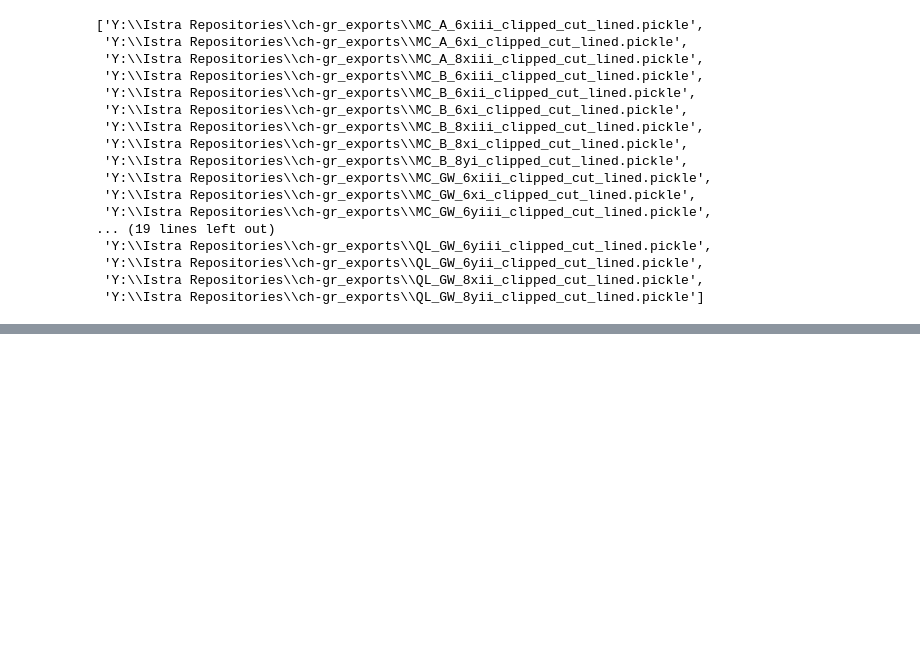
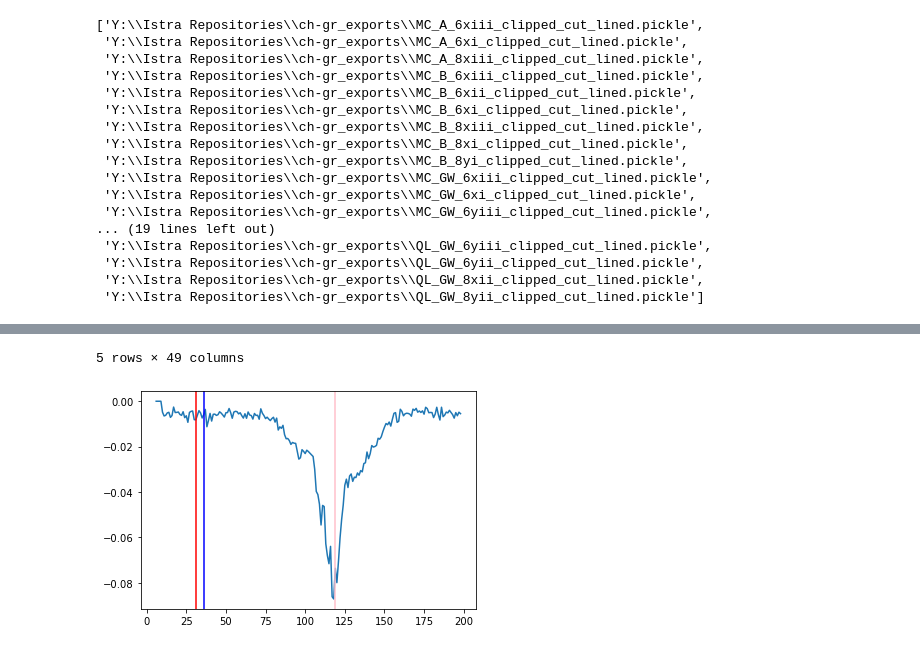
Before and after one commit to KMDE-10/DIC, a Jupyter notebook: pickle_import_analys.ipynb, the cells around one changed output, grey strips where cells are left out. Cells and saved outputs as stored; diff of their text form; code cells hidden in the pictures; blank space fills up the shorter version.

```diff
--- a/pickle_import_analys.ipynb
+++ b/pickle_import_analys.ipynb
@@ -198,0 +178,49 @@ tests_df['33_35']    =
+# %%
+def idx_runner(tests_df):
+    tests_df['-35_-33_idxs']  =  tests_df['index'].apply(lambda x:df_get_idx_from_mm(x,tests_df.loc[x,'data'],tests_df.loc[x,'pos'],tests_df.loc[x,'crack'],-35,-33))
+    tests_df['-33_-31_idxs']  =  tests_df['index'].apply(lambda x:df_get_idx_from_mm(x,tests_df.loc[x,'data'],tests_df.loc[x,'pos'],tests_df.loc[x,'crack'],-33,-31))
+    tests_df['-31_-29_idxs']  =  tests_df['index'].apply(lambda x:df_get_idx_from_mm(x,tests_df.loc[x,'data'],tests_df.loc[x,'pos'],tests_df.loc[x,'crack'],-31,-29))
+    tests_df['-29_-27_idxs']  =  tests_df['index'].apply(lambda x:df_get_idx_from_mm(x,tests_df.loc[x,'data'],tests_df.loc[x,'pos'],tests_df.loc[x,'crack'],-29,-27))
+    tests_df['-27_-25_idxs']  =  tests_df['index'].apply(lambda x:df_get_idx_from_mm(x,tests_df.loc[x,'data'],tests_df.loc[x,'pos'],tests_df.loc[x,'crack'],-27,-25))
+    tests_df['-25_-23_idxs']  =  tests_df['index'].apply(lambda x:df_get_idx_from_mm(x,tests_df.loc[x,'data'],tests_df.loc[x,'pos'],tests_df.loc[x,'crack'],-25,-23))
+    tests_df['-23_-21_idxs']  =  tests_df['index'].apply(lambda x:df_get_idx_from_mm(x,tests_df.loc[x,'data'],tests_df.loc[x,'pos'],tests_df.loc[x,'crack'],-23,-21))
+    tests_df['-21_-19_idxs']  =  tests_df['index'].apply(lambda x:df_get_idx_from_mm(x,tests_df.loc[x,'data'],tests_df.loc[x,'pos'],tests_df.loc[x,'crack'],-21,-19))
+    tests_df['-19_-17_idxs']  =  tests_df['index'].apply(lambda x:df_get_idx_from_mm(x,tests_df.loc[x,'data'],tests_df.loc[x,'pos'],tests_df.loc[x,'crack'],-19,-17))
+    tests_df['-17_-15_idxs']  =  tests_df['index'].apply(lambda x:df_get_idx_from_mm(x,tests_df.loc[x,'data'],tests_df.loc[x,'pos'],tests_df.loc[x,'crack'],-17,-15))
+    tests_df['-15_-13_idxs']  =  tests_df['index'].apply(lambda x:df_get_idx_from_mm(x,tests_df.loc[x,'data'],tests_df.loc[x,'pos'],tests_df.loc[x,'crack'],-15,-13))
+    tests_df['-13_-11_idxs']  =  tests_df['index'].apply(lambda x:df_get_idx_from_mm(x,tests_df.loc[x,'data'],tests_df.loc[x,'pos'],tests_df.loc[x,'crack'],-13,-11))
+    tests_df['-11_-9 _idxs']  =  tests_df['index'].apply(lambda x:df_get_idx_from_mm(x,tests_df.loc[x,'data'],tests_df.loc[x,'pos'],tests_df.loc[x,'crack'],-11,-9))
+    tests_df['-9_-7  _idxs']  =  tests_df['index'].apply(lambda x:df_get_idx_from_mm(x,tests_df.loc[x,'data'],tests_df.loc[x,'pos'],tests_df.loc[x,'crack'],-9,-7))
+    tests_df['-7_-5  _idxs']  =  tests_df['index'].apply(lambda x:df_get_idx_from_mm(x,tests_df.loc[x,'data'],tests_df.loc[x,'pos'],tests_df.loc[x,'crack'],-7,-5))
+    tests_df['-5_-3  _idxs']  =  tests_df['index'].apply(lambda x:df_get_idx_from_mm(x,tests_df.loc[x,'data'],tests_df.loc[x,'pos'],tests_df.loc[x,'crack'],-5,-3))
+    tests_df['-3_-1  _idxs']  =  tests_df['index'].apply(lambda x:df_get_idx_from_mm(x,tests_df.loc[x,'data'],tests_df.loc[x,'pos'],tests_df.loc[x,'crack'],-3,-1))
+    tests_df['-1_1   _idxs']  =  tests_df['index'].apply(lambda x:df_get_idx_from_mm(x,tests_df.loc[x,'data'],tests_df.loc[x,'pos'],tests_df.loc[x,'crack'],-1,1))
+    tests_df['1_3    _idxs']  =  tests_df['index'].apply(lambda x:df_get_idx_from_mm(x,tests_df.loc[x,'data'],tests_df.loc[x,'pos'],tests_df.loc[x,'crack'],1,3))
+    tests_df['3_5    _idxs']  =  tests_df['index'].apply(lambda x:df_get_idx_from_mm(x,tests_df.loc[x,'data'],tests_df.loc[x,'pos'],tests_df.loc[x,'crack'],3,5))
+    tests_df['5_7    _idxs']  =  tests_df['index'].apply(lambda x:df_get_idx_from_mm(x,tests_df.loc[x,'data'],tests_df.loc[x,'pos'],tests_df.loc[x,'crack'],5,7))
+    tests_df['7_9    _idxs']  =  tests_df['index'].apply(lambda x:df_get_idx_from_mm(x,tests_df.loc[x,'data'],tests_df.loc[x,'pos'],tests_df.loc[x,'crack'],7,9))
+    tests_df['9_11   _idxs']  =  tests_df['index'].apply(lambda x:df_get_idx_from_mm(x,tests_df.loc[x,'data'],tests_df.loc[x,'pos'],tests_df.loc[x,'crack'],9,11))
+    tests_df['11_13  _idxs']  =  tests_df['index'].apply(lambda x:df_get_idx_from_mm(x,tests_df.loc[x,'data'],tests_df.loc[x,'pos'],tests_df.loc[x,'crack'],11,13))
+    tests_df['13_15  _idxs']  =  tests_df['index'].apply(lambda x:df_get_idx_from_mm(x,tests_df.loc[x,'data'],tests_df.loc[x,'pos'],tests_df.loc[x,'crack'],13,15))
+    tests_df['15_17  _idxs']  =  tests_df['index'].apply(lambda x:df_get_idx_from_mm(x,tests_df.loc[x,'data'],tests_df.loc[x,'pos'],tests_df.loc[x,'crack'],15,17))
+    tests_df['17_19  _idxs']  =  tests_df['index'].apply(lambda x:df_get_idx_from_mm(x,tests_df.loc[x,'data'],tests_df.loc[x,'pos'],tests_df.loc[x,'crack'],17,19))
+    tests_df['19_21  _idxs']  =  tests_df['index'].apply(lambda x:df_get_idx_from_mm(x,tests_df.loc[x,'data'],tests_df.loc[x,'pos'],tests_df.loc[x,'crack'],19,21))
+    tests_df['21_23  _idxs']  =  tests_df['index'].apply(lambda x:df_get_idx_from_mm(x,tests_df.loc[x,'data'],tests_df.loc[x,'pos'],tests_df.loc[x,'crack'],21,23))
+    tests_df['23_25  _idxs']  =  tests_df['index'].apply(lambda x:df_get_idx_from_mm(x,tests_df.loc[x,'data'],tests_df.loc[x,'pos'],tests_df.loc[x,'crack'],23,25))
+    tests_df['25_27  _idxs']  =  tests_df['index'].apply(lambda x:df_get_idx_from_mm(x,tests_df.loc[x,'data'],tests_df.loc[x,'pos'],tests_df.loc[x,'crack'],25,27))
+    tests_df['27_29  _idxs']  =  tests_df['index'].apply(lambda x:df_get_idx_from_mm(x,tests_df.loc[x,'data'],tests_df.loc[x,'pos'],tests_df.loc[x,'crack'],27,29))
+    tests_df['29_31  _idxs']  =  tests_df['index'].apply(lambda x:df_get_idx_from_mm(x,tests_df.loc[x,'data'],tests_df.loc[x,'pos'],tests_df.loc[x,'crack'],29,31))
+    tests_df['31_33  _idxs']  =  tests_df['index'].apply(lambda x:df_get_idx_from_mm(x,tests_df.loc[x,'data'],tests_df.loc[x,'pos'],tests_df.loc[x,'crack'],31,33))
+    tests_df['33_35  _idxs']  =  tests_df['index'].apply(lambda x:df_get_idx_from_mm(x,tests_df.loc[x,'data'],tests_df.loc[x,'pos'],tests_df.loc[x,'crack'],33,35))
+    return (tests_df)
+tests_df=idx_runner(tests_df)
+display(tests_df.head())
+
+fig,ax=plt.subplots()
+ax.plot(tests_df.data[0].iloc[-10,6])
+ax.axvline(tests_df['-35_-33_idxs'][0][1],color='red')
+ax.axvline(tests_df['-35_-33_idxs'][0][2],color='blue')
+ax.axvline(tests_df['-35_-33_idxs'][0][0],color='pink')
+plt.show()
+test=tests_df
+# %% [output]
@@ -198,0 +233,2 @@ tests_df['33_35']    =
+5 rows × 49 columns
+[figure, added]
```
Also changed, not shown: parts of 12 cells of this notebook, 1 other file.
